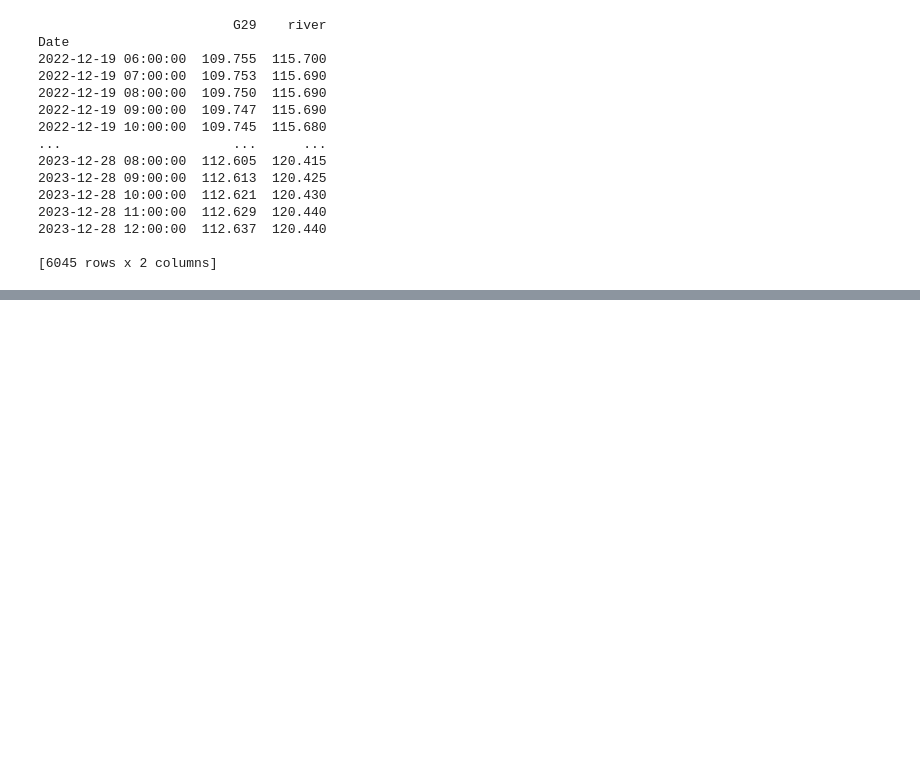
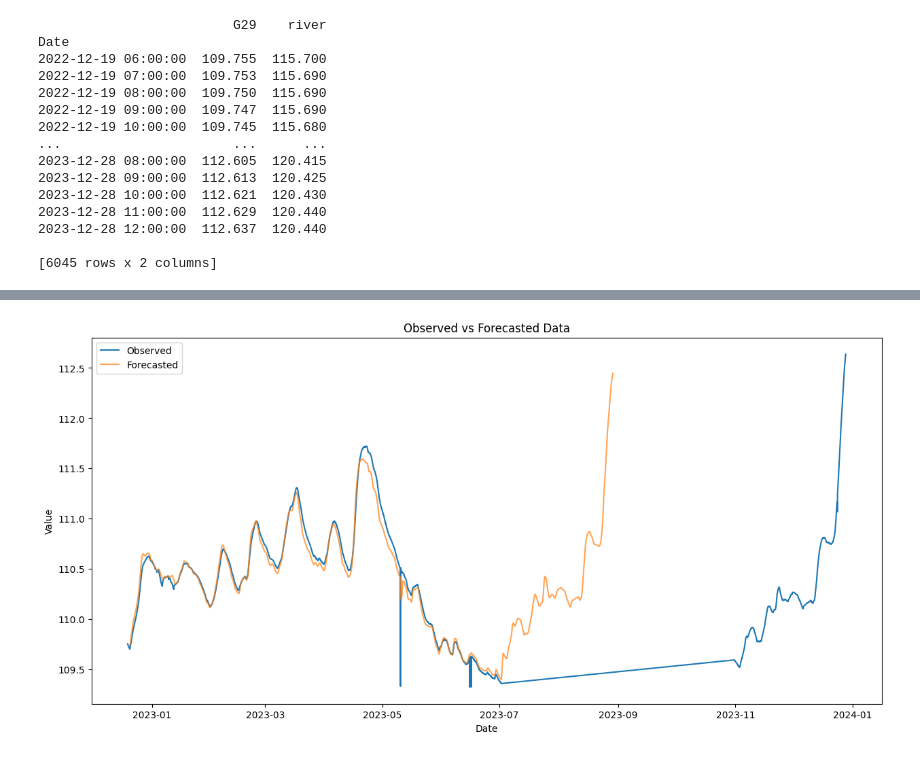
Before and after one commit to bishair/Pirna, a Jupyter notebook: G29.ipynb, the cells around one changed output, grey strips where cells are left out. Drawn from its saved outputs; the diff is of its cells as text; code cells hidden in the pictures; blank space fills up the shorter version.

```diff
--- a/G29.ipynb
+++ b/G29.ipynb
@@ -216,0 +418,40 @@ predicted_values = []
+# %%
+
+
+
+# Assuming real_time_data is your DataFrame and has been scaled using the MinMaxScaler
+# Prepare the sequences using a sliding window approach
+input_sequences = np.array([real_time_data_scaled[i - 24:i] for i in range(24, len(real_time_data_scaled)+1)])
+
+# Make predictions for each sequence
+predicted_sequences_scaled = model.predict(input_sequences)
+
+# Initialize a list to store the inverse transformed predictions
+forecasted_values = []
+
+# Inverse transform the predicted values one by one
+for i in range(predicted_sequences_scaled.shape[0]):
+    # Create an array to inverse transform that matches the scaler's expected number of features
+    to_inverse = np.zeros((1, real_time_data_scaled.shape[1]))
+    to_inverse[0, 0] = predicted_sequences_scaled[i, -1]  # Assuming the first column is the target
+    # Inverse transform and store the result
+    forecasted_values.append(scaler.inverse_transform(to_inverse)[0, 0])
+
+# Plotting
+plt.figure(figsize=(15, 7))
+
+# Plot the observed data
+plt.plot(real_time_data.index, real_time_data.iloc[:, 0], label='Observed')
+
+# Generate future timestamps for the forecasted data
+forecast_timestamps = pd.date_range(start=real_time_data.index[24], periods=len(forecasted_values), freq='H')
+
+# Plot the forecasted data
+plt.plot(forecast_timestamps, forecasted_values, label='Forecasted', alpha=0.7)
+
+plt.xlabel('Date')
+plt.ylabel('Value')
+plt.title('Observed vs Forecasted Data')
+plt.legend()
+plt.show()
+# %% [output]
@@ -216,0 +459 @@ predicted_values = []
+[figure, added]
```
Also changed, not shown: parts of 23 cells of this notebook.
